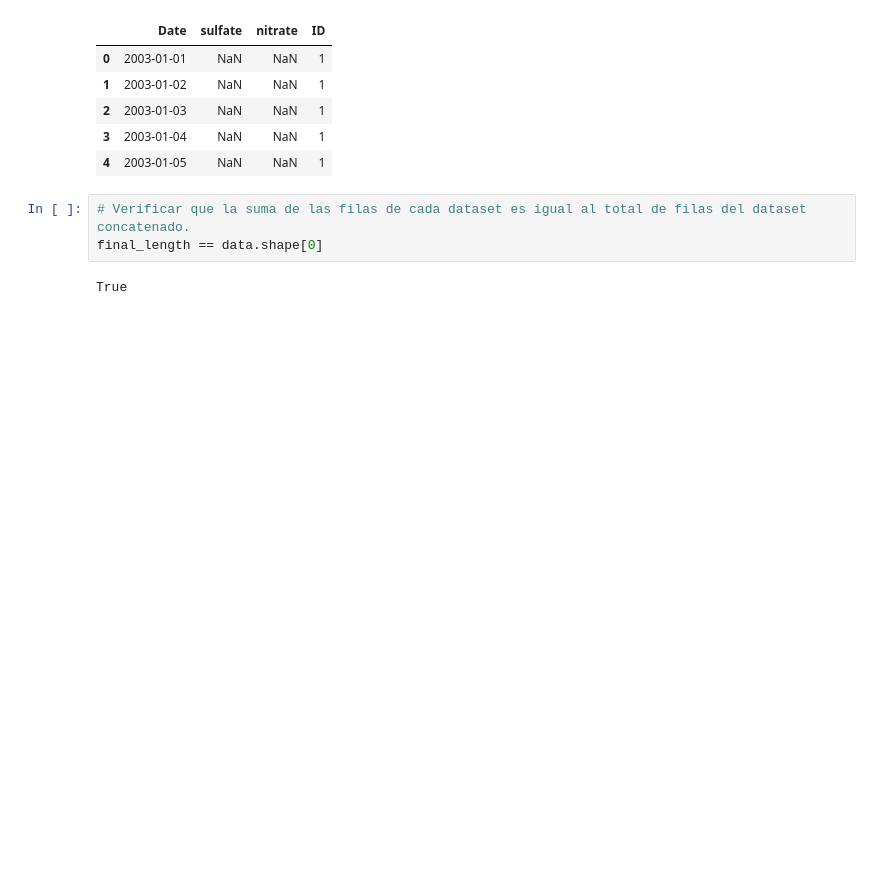
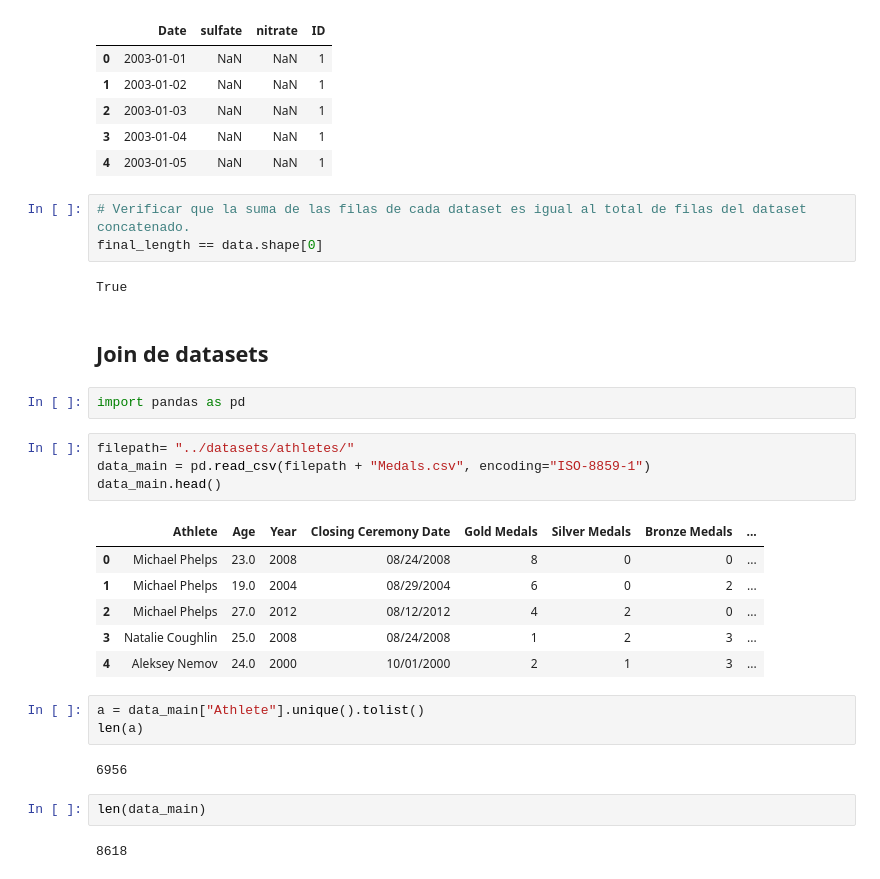
Before and after one commit to elugo00/machine-learning-python-course, a Jupyter notebook: notebooks/T2 - 4 - Data Cleaning - Concatenación de datos.ipynb, the cells around one changed output. Drawn from its saved outputs; the diff is of its cells as text; blank space fills up the shorter version.

Commit message:
T2-4: Data Cleaning: Concatenación de datos: Join de datasets

```diff
--- a/notebooks/T2 - 4 - Data Cleaning - Concatenación de datos.ipynb
+++ b/notebooks/T2 - 4 - Data Cleaning - Concatenación de datos.ipynb
@@ -175,3 +175,27 @@ data.head()
 final_length == data.shape[0]
 # %% [output]
 True
+# %% [markdown]
+## Join de datasets
+# %%
+import pandas as pd
+# %%
+filepath= "../datasets/athletes/"
+data_main = pd.read_csv(filepath + "Medals.csv", encoding="ISO-8859-1")
+data_main.head()
+# %% [output]
+|  | Athlete | Age | Year | Closing Ceremony Date | Gold Medals | Silver Medals | Bronze Medals | ... |
+| 0 | Michael Phelps | 23.0 | 2008 | 08/24/2008 | 8 | 0 | 0 | ... |
+| 1 | Michael Phelps | 19.0 | 2004 | 08/29/2004 | 6 | 0 | 2 | ... |
+| 2 | Michael Phelps | 27.0 | 2012 | 08/12/2012 | 4 | 2 | 0 | ... |
+| 3 | Natalie Coughlin | 25.0 | 2008 | 08/24/2008 | 1 | 2 | 3 | ... |
+| 4 | Aleksey Nemov | 24.0 | 2000 | 10/01/2000 | 2 | 1 | 3 | ... |
+# %%
+a = data_main["Athlete"].unique().tolist()
+len(a)
+# %% [output]
+6956
+# %%
+len(data_main)
+# %% [output]
+8618
```
Also changed, not shown: parts of 13 cells of this notebook, 6 other files.
